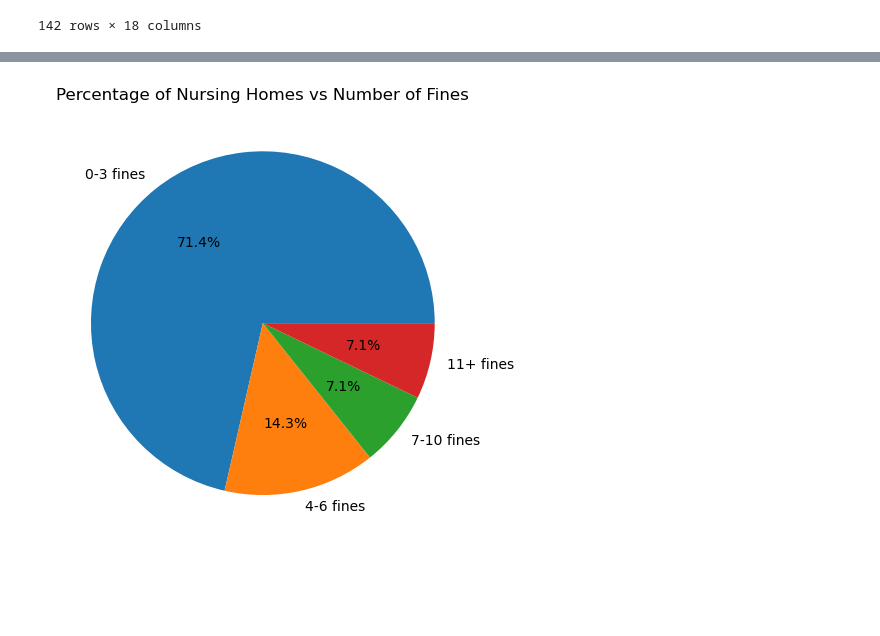
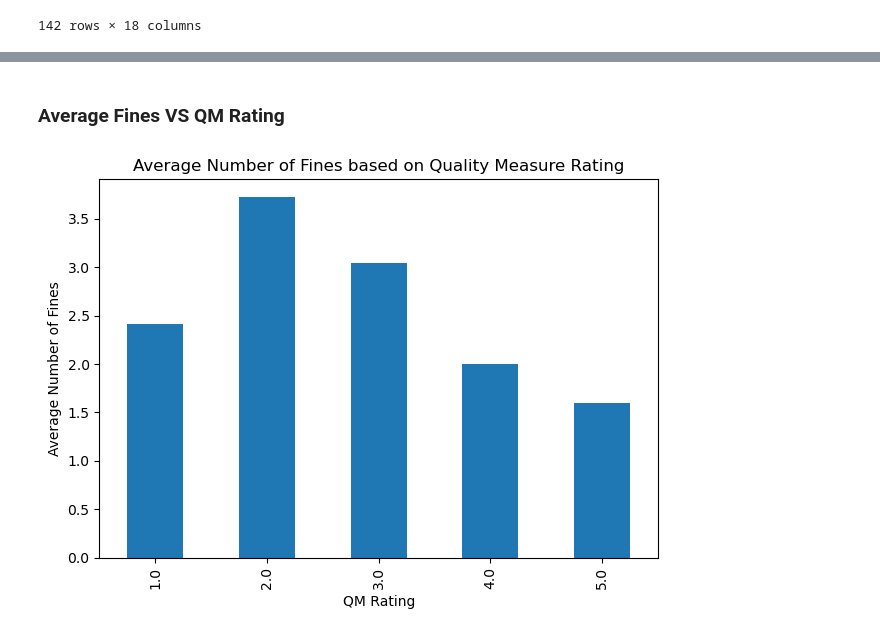
Before and after one commit to wanderfarther/Project_1, a Jupyter notebook: nursing_home_comparisons.ipynb, the cells around one changed output, grey strips where cells are left out. Saved outputs shown, nothing was run; the diff lists cells and outputs as text; code cells hidden in the pictures; blank space fills up the shorter version.

```diff
--- a/nursing_home_comparisons.ipynb
+++ b/nursing_home_comparisons.ipynb
@@ -210,9 +100,9 @@ tulsa_data
-# %%
-# creating a bar graph of the number of fines.
-x_value = tulsa_data['Fine Categories'].value_counts()
-#y_value = tulsa_data['Overall Rating']
-plt.pie(x_value, labels = labels, autopct='%1.1f%%')
-plt.title('Percentage of Nursing Homes vs Number of Fines')
-plt.tight_layout()
-# %% [output]
-[figure, removed]
+# %% [markdown]
+### Average Fines VS QM Rating
+# %%
+x_value_rating = ok_reduced_data.groupby(['QM Rating']).mean()['Number of Fines']
+x_value_rating.plot.bar(ylabel='Average Number of Fines', title='Average Number of Fines based on Quality Measure Rating')
+plt.tight_layout()
+plt.savefig('bar_avg_fines_vs_QM.png')
+# %% [output]
+[figure, added]
```
Also changed, not shown: parts of 29 cells of this notebook, 5 other files.
